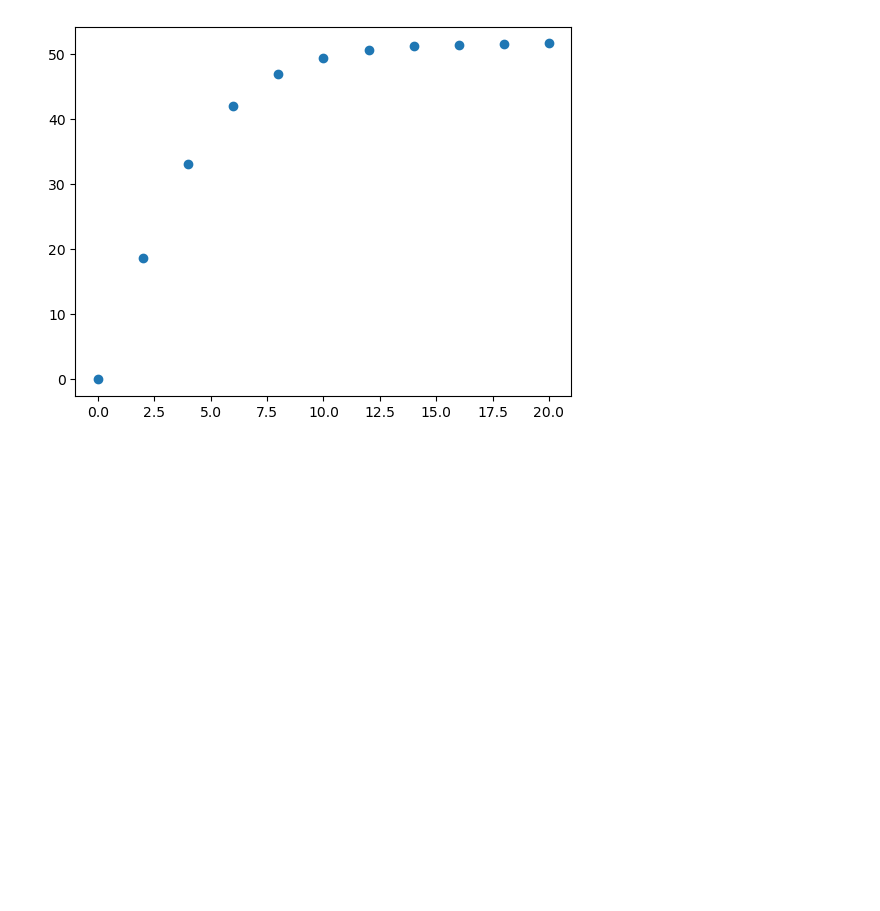
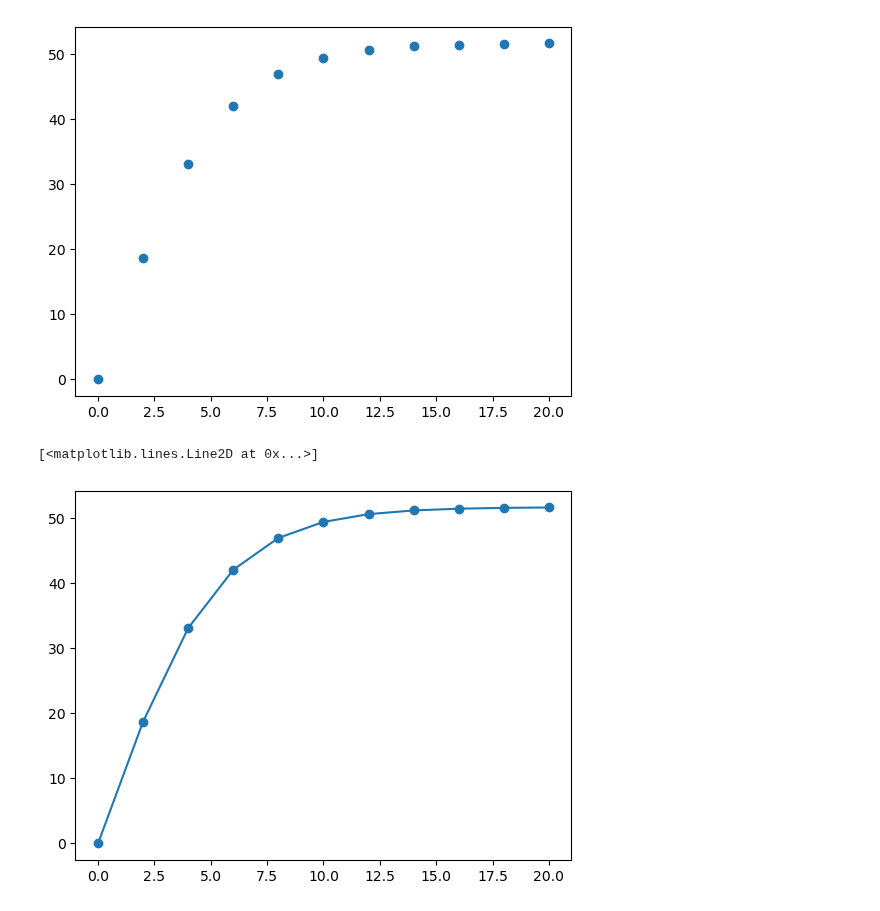
Before and after one commit to hexu1985/python-data-science-examples, a Jupyter notebook: Applied.Numerical.Methods.With.Python/chapter-02/chapter-02.ipynb, the cells around one changed output. Saved outputs shown, nothing was run; the diff lists cells and outputs as text; code cells hidden in the pictures; blank space fills up the shorter version.

```diff
--- a/Applied.Numerical.Methods.With.Python/chapter-02/chapter-02.ipynb
+++ b/Applied.Numerical.Methods.With.Python/chapter-02/chapter-02.ipynb
@@ -459,4 +459,7 @@ pylab.scatter(tm, v)
 <matplotlib.collections.PathCollection at 0x...>
 [figure]
 # %%
-pylab.
+pylab.plot(tm,v,marker='o')
+# %% [output]
+[<matplotlib.lines.Line2D at 0x...>]
+[figure, added]
```
Also changed, not shown: parts of 4 cells of this notebook.
